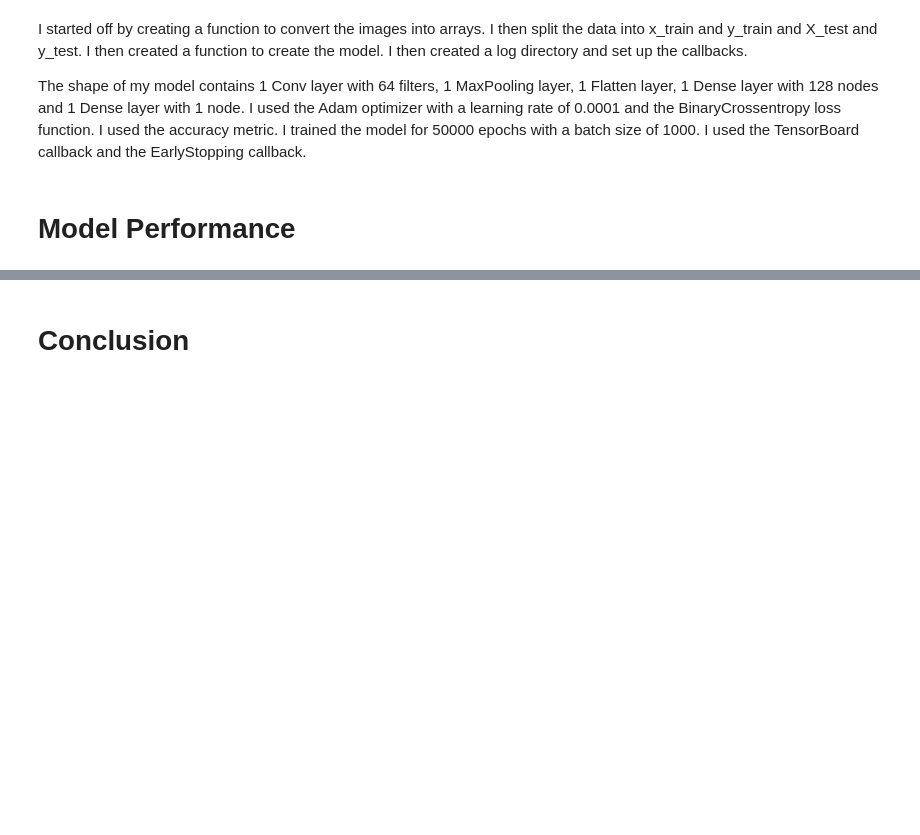
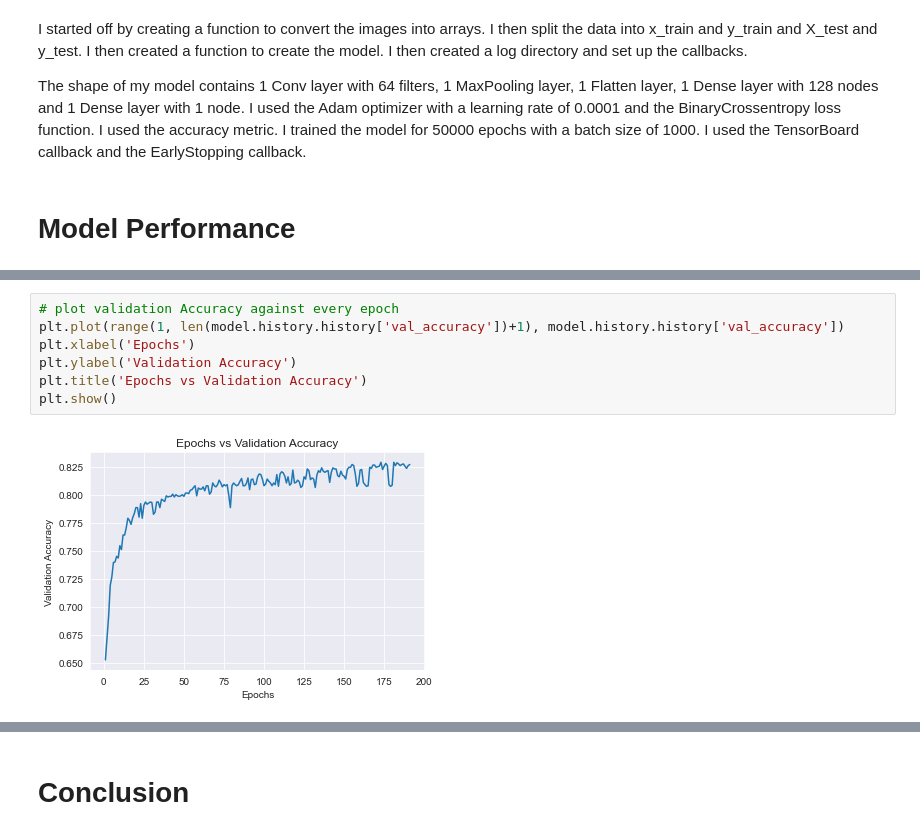
Before and after one commit to SilverCrocus/Phase-3-Data-Science, a Jupyter notebook: report.ipynb, the cells around one changed output, grey strips where cells are left out. Saved outputs shown, nothing was run; the diff lists cells and outputs as text; blank space fills up the shorter version.

```diff
--- a/report.ipynb
+++ b/report.ipynb
@@ -540 +584,10 @@ The shape of my model contains 1 Conv layer with 64 filters, 1 MaxPooling layer,
+# %%
+# plot validation Accuracy against every epoch
+plt.plot(range(1, len(model.history.history['val_accuracy'])+1), model.history.history['val_accuracy'])
+plt.xlabel('Epochs')
+plt.ylabel('Validation Accuracy')
+plt.title('Epochs vs Validation Accuracy')
+plt.show()
+# %% [output]
+[figure, added]
 # %%
```
Also changed, not shown: parts of 32 cells of this notebook, 3 other files.
